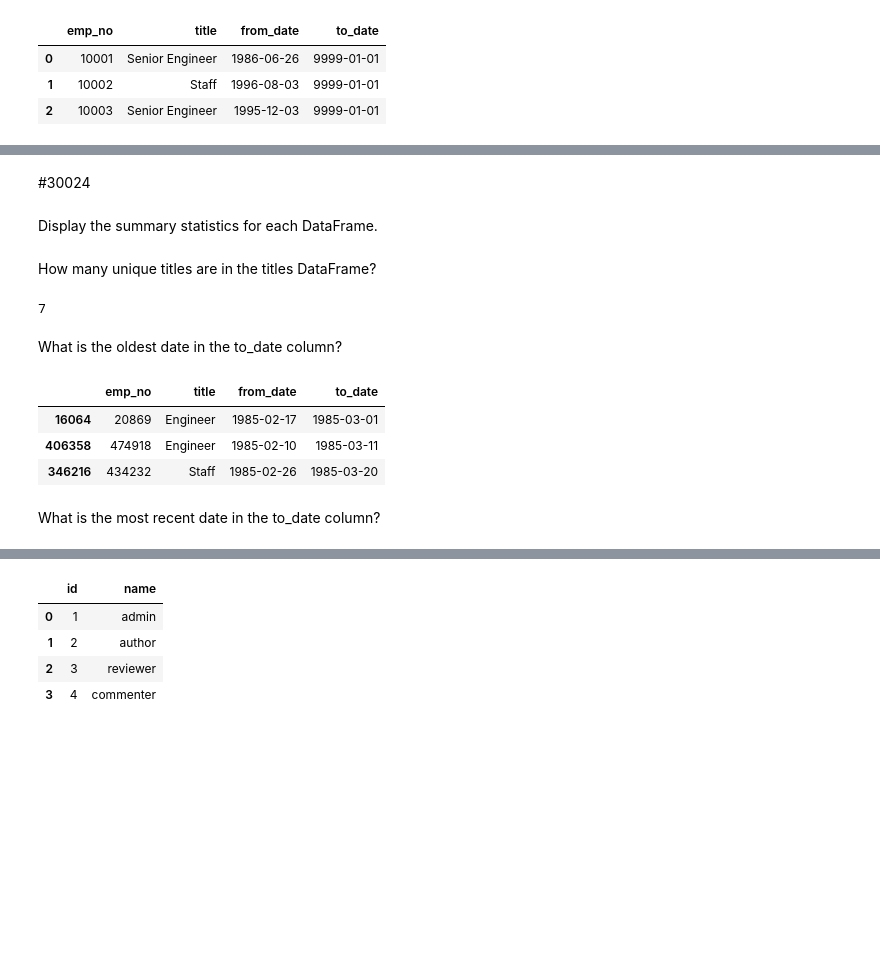
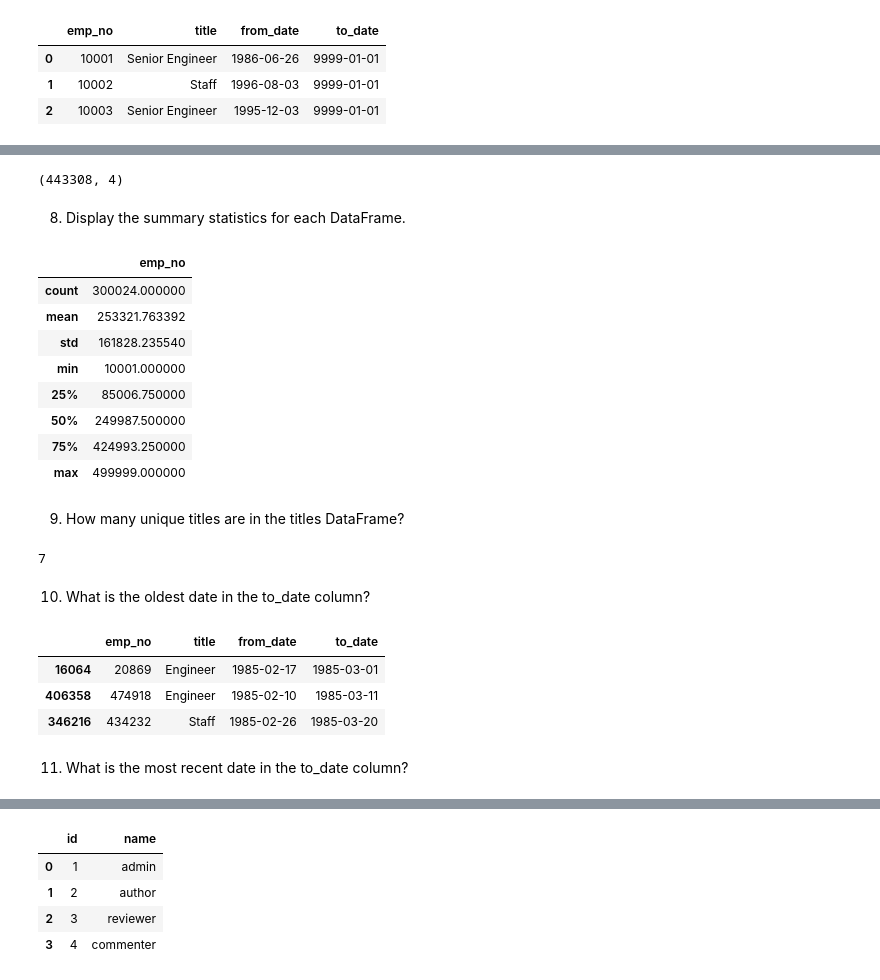
Before and after one commit to NISHAKUNWAR053/numpy-pandas-visualization-exercises, a Jupyter notebook: advanced_dataframes.ipynb, the cells around one changed output, grey strips where cells are left out. Cells and saved outputs as stored; diff of their text form; code cells hidden in the pictures; blank space fills up the shorter version.

```diff
--- a/advanced_dataframes.ipynb
+++ b/advanced_dataframes.ipynb
@@ -9,7 +9,5 @@ Create a function named get_db_url. It should accept a username, hostname, passw
 4. Use your function to obtain a connection to the employees database.
 # %%
 url = get_connection('employees')
-# %%
-url = get_connection
 # %%
 engine = create_engine(url)
@@ -57,17 +72,29 @@ NameError: name 'e' is not defined
-# %% [markdown]
-#30024
+# %%
+t.shape
+# %% [output]
+(443308, 4)
 # %% [markdown]
-Display the summary statistics for each DataFrame.
+8. Display the summary statistics for each DataFrame.
 # %%
-e.describe()
+employee_query.describe()
+# %% [output]
+|  | emp_no |
+| count | 300024.000000 |
+| mean | 253321.763392 |
+| std | 161828.235540 |
+| min | 10001.000000 |
+| 25% | 85006.750000 |
+| 50% | 249987.500000 |
+| 75% | 424993.250000 |
+| max | 499999.000000 |
 # %% [markdown]
-How many unique titles are in the titles DataFrame?
+9. How many unique titles are in the titles DataFrame?
 # %%
 t['title'].nunique()
 # %% [output]
 7
 # %% [markdown]
-What is the oldest date in the to_date column?
+10. What is the oldest date in the to_date column?
 # %%
 t.sort_values(by='to_date',ascending=True).head(3)
 # %% [output]
@@ -76,7 +103,7 @@ t.sort_values(by='to_date',ascending=True).head(3)
 | 406358 | 474918 | Engineer | 1985-02-10 | 1985-03-11 |
 | 346216 | 434232 | Staff | 1985-02-26 | 1985-03-20 |
 # %% [markdown]
-What is the most recent date in the to_date column?
+11. What is the most recent date in the to_date column?
 # %%
 
 dt = t['to_date'] != datetime.date(9999, 1, 1)
```
Also changed, not shown: parts of 42 cells of this notebook.
